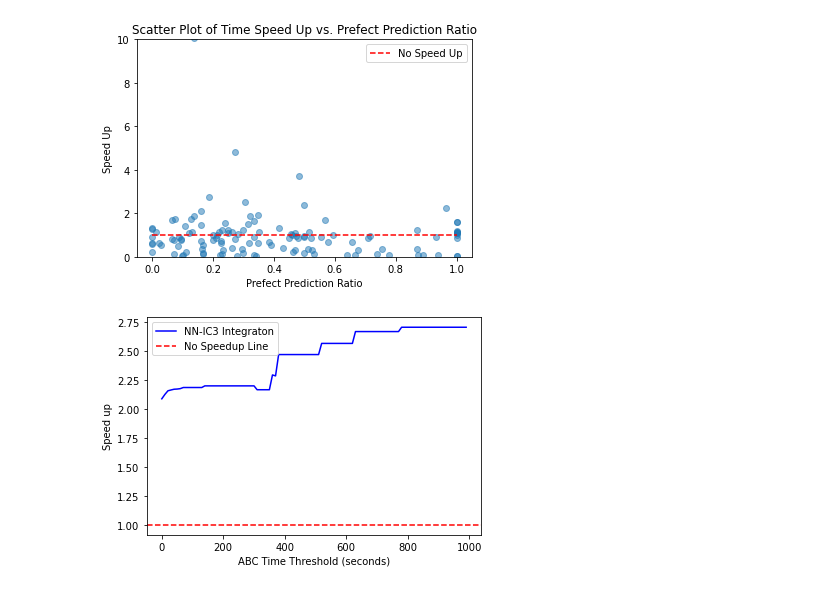
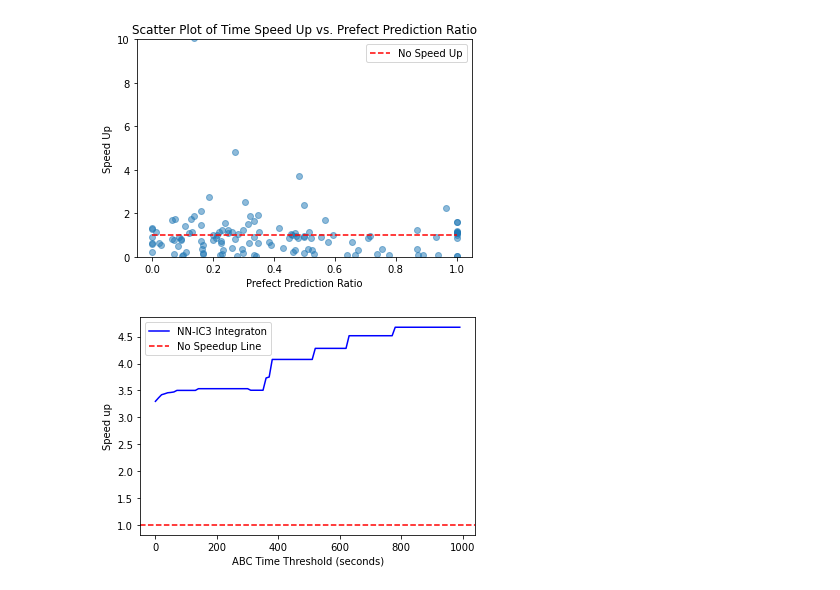
Before and after one commit to Gy-Hu/AIG2INV, a Jupyter notebook: result_analyzer_2020.ipynb, the cells around one changed output. Cells and saved outputs as stored; diff of their text form; code cells hidden in the pictures.

```diff
--- a/result_analyzer_2020.ipynb
+++ b/result_analyzer_2020.ipynb
@@ -20,6 +20,11 @@ df.columns = df.columns.str.strip()
 if "ic3ref" in log_file:
     df = df[(df["NN-IC3-bg"] == 1) & (df["IC3ref-bg"] == 1) | (df["NN-IC3-bg"] == 0) & (df["IC3ref-bg"] == 0)]
     df = df.sort_values(by=["case name", "NN-IC3 Time"])
+    # Create a new dataframe that keeps the first duplicate
+    df_last = df.copy()
+    df_last.drop_duplicates(subset="case name", keep="last", inplace=True)
+    df_last = df_last.reset_index(drop=True)
+    #df.drop_duplicates(subset="case name", keep="first", inplace=True)
     df.drop_duplicates(subset="case name", keep="first", inplace=True)
     df = df.reset_index(drop=True)
 
@@ -296,6 +334,11 @@ df.columns = df.columns.str.strip()
 if "abc" in log_file:
     #df = df[(df["NN-IC3-bg"] == 1) & (df["IC3ref-bg"] == 1) | (df["NN-IC3-bg"] == 0) & (df["IC3ref-bg"] == 0)]
     df = df.sort_values(by=["case name", "NN-ABC Time"])
+    # Create a new dataframe that keeps the first duplicate
+    df_last = df.copy()
+    df_last.drop_duplicates(subset="case name", keep="last", inplace=True)
+    df_last = df_last.reset_index(drop=True)
+    #df.drop_duplicates(subset="case name", keep="first", inplace=True)
     df.drop_duplicates(subset="case name", keep="first", inplace=True)
     df = df.reset_index(drop=True)
 
@@ -501,32 +544,34 @@ import numpy as np
 
 def calculate_speedup_factor(df, x):
     # Filter cases where IC3ref Time is greater than x seconds
-    df_filtered = df[ (df["ABC Time"] > x) & (df["ABC Time"] < 10000) ]
+    df_filtered = df[ (df["ABC Time"] > x) & (df["ABC Time"] < 30000) ]
+
     #df_filtered = df[ df["ABC Time"]> x ]
+
     # Calculate the accumulated time for IC3ref and NN-IC3
     accumulated_ic3_abc_time = df_filtered["ABC Time"].sum()
     accumulated_nn_ic3_time = df_filtered["NN-ABC Time"].sum()
 
     # Calculate the speedup factor for the accumulated times
     speedup_factor = accumulated_ic3_abc_time / accumulated_nn_ic3_time
 
     return speedup_factor
 
 # Define the range of x values (thresholds)
 #x_values = np.arange(0, 230, 10)
 x_values = np.arange(0, 1000, 10)
 #x_values = np.arange(0, 50000, 10)
 
 # Calculate the speedup factor for each x value
 speedup_factors = [calculate_speedup_factor(df, x) for x in x_values]
 
 # Create the plot
 plt.plot(x_values, speedup_factors, color="blue", label="NN-IC3 Integraton")
 plt.xlabel("ABC Time Threshold (seconds)")
 plt.ylabel("Speed up")
 #plt.title("Speedup Factor by ABC Time Threshold")
 plt.axhline(y=1, color="red", linestyle="--", label="No Speedup Line")
 plt.legend()
 plt.show()
 # %% [output]
-[figure, old version]
+[figure, new version]
```
Also changed, not shown: parts of 4 cells of this notebook, 5 other files.
